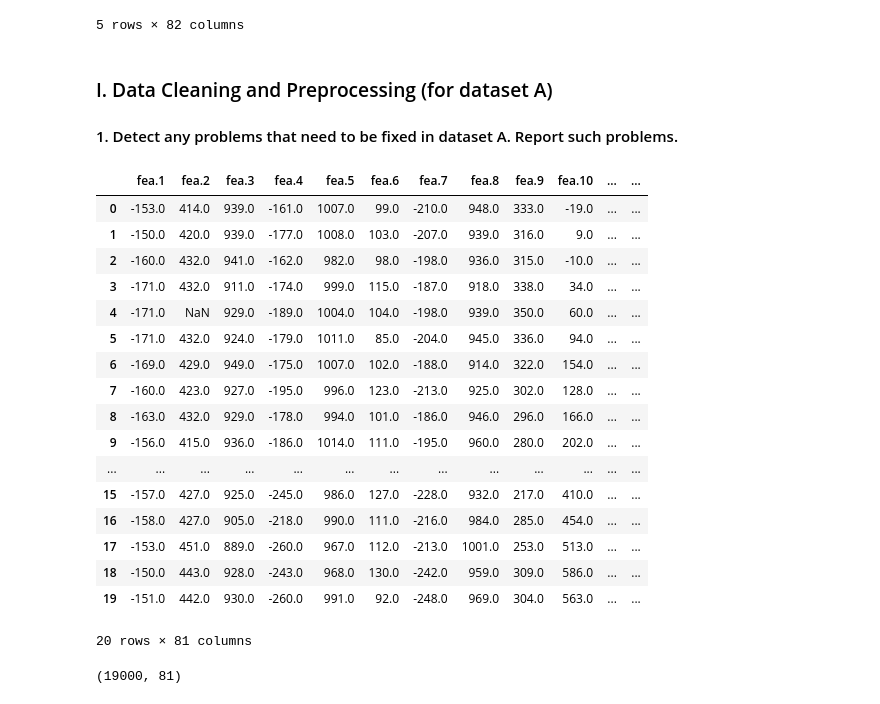
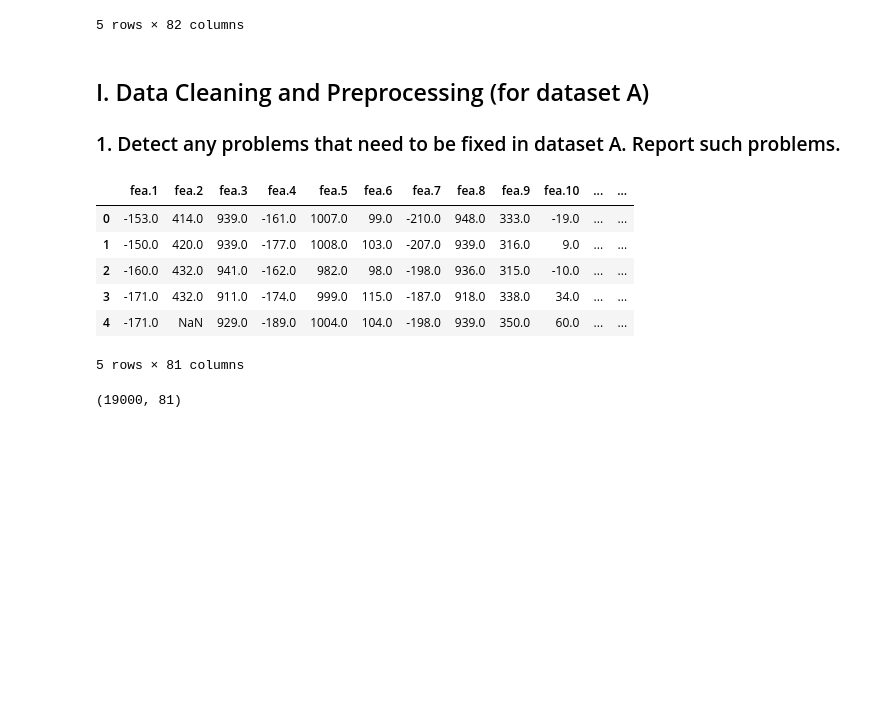
Before and after one commit to shreesha-1990/657A-Assignments, a Jupyter notebook: Assignment 1.ipynb, the cells around one changed output. Cells and saved outputs as stored; diff of their text form; code cells hidden in the pictures; blank space fills up the shorter version.

```diff
--- a/Assignment 1.ipynb
+++ b/Assignment 1.ipynb
@@ -23,29 +31,18 @@ DataA_df.head()
 # %%
 DataA_df.drop('Unnamed: 0',axis=1, inplace=True)
 # %% [markdown]
-### I. Data Cleaning and Preprocessing (for dataset A)
-#### 1. Detect any problems that need to be fixed in dataset A. Report such problems.
+## I. Data Cleaning and Preprocessing (for dataset A)
+### 1. Detect any problems that need to be fixed in dataset A. Report such problems.
 # %%
-DataA_df.head(20)
+DataA_df.head()
 # %% [output]
 |  | fea.1 | fea.2 | fea.3 | fea.4 | fea.5 | fea.6 | fea.7 | fea.8 | fea.9 | fea.10 | ... | ... |
 | 0 | -153.0 | 414.0 | 939.0 | -161.0 | 1007.0 | 99.0 | -210.0 | 948.0 | 333.0 | -19.0 | ... | ... |
 | 1 | -150.0 | 420.0 | 939.0 | -177.0 | 1008.0 | 103.0 | -207.0 | 939.0 | 316.0 | 9.0 | ... | ... |
 | 2 | -160.0 | 432.0 | 941.0 | -162.0 | 982.0 | 98.0 | -198.0 | 936.0 | 315.0 | -10.0 | ... | ... |
 | 3 | -171.0 | 432.0 | 911.0 | -174.0 | 999.0 | 115.0 | -187.0 | 918.0 | 338.0 | 34.0 | ... | ... |
 | 4 | -171.0 | NaN | 929.0 | -189.0 | 1004.0 | 104.0 | -198.0 | 939.0 | 350.0 | 60.0 | ... | ... |
-| 5 | -171.0 | 432.0 | 924.0 | -179.0 | 1011.0 | 85.0 | -204.0 | 945.0 | 336.0 | 94.0 | ... | ... |
-| 6 | -169.0 | 429.0 | 949.0 | -175.0 | 1007.0 | 102.0 | -188.0 | 914.0 | 322.0 | 154.0 | ... | ... |
-| 7 | -160.0 | 423.0 | 927.0 | -195.0 | 996.0 | 123.0 | -213.0 | 925.0 | 302.0 | 128.0 | ... | ... |
-| 8 | -163.0 | 432.0 | 929.0 | -178.0 | 994.0 | 101.0 | -186.0 | 946.0 | 296.0 | 166.0 | ... | ... |
-| 9 | -156.0 | 415.0 | 936.0 | -186.0 | 1014.0 | 111.0 | -195.0 | 960.0 | 280.0 | 202.0 | ... | ... |
-| ... | ... | ... | ... | ... | ... | ... | ... | ... | ... | ... | ... | ... |
-| 15 | -157.0 | 427.0 | 925.0 | -245.0 | 986.0 | 127.0 | -228.0 | 932.0 | 217.0 | 410.0 | ... | ... |
-| 16 | -158.0 | 427.0 | 905.0 | -218.0 | 990.0 | 111.0 | -216.0 | 984.0 | 285.0 | 454.0 | ... | ... |
-| 17 | -153.0 | 451.0 | 889.0 | -260.0 | 967.0 | 112.0 | -213.0 | 1001.0 | 253.0 | 513.0 | ... | ... |
-| 18 | -150.0 | 443.0 | 928.0 | -243.0 | 968.0 | 130.0 | -242.0 | 959.0 | 309.0 | 586.0 | ... | ... |
-| 19 | -151.0 | 442.0 | 930.0 | -260.0 | 991.0 | 92.0 | -248.0 | 969.0 | 304.0 | 563.0 | ... | ... |
-20 rows × 81 columns
+5 rows × 81 columns
 # %%
 DataA_df.shape
 # %% [output]
```
Also changed, not shown: parts of 34 cells of this notebook.
